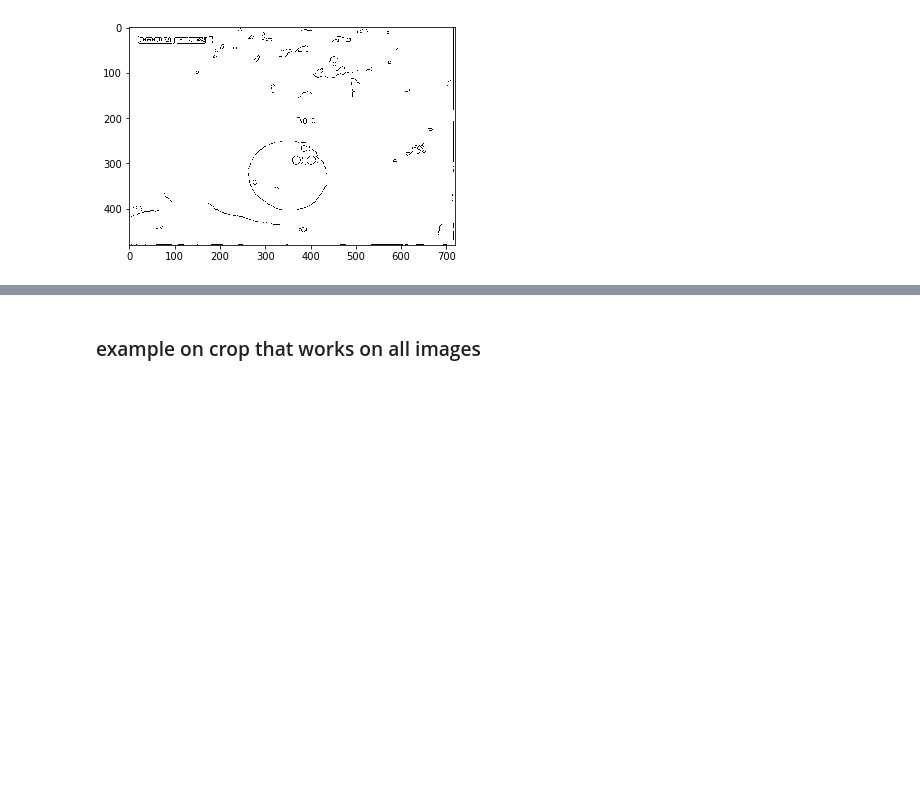
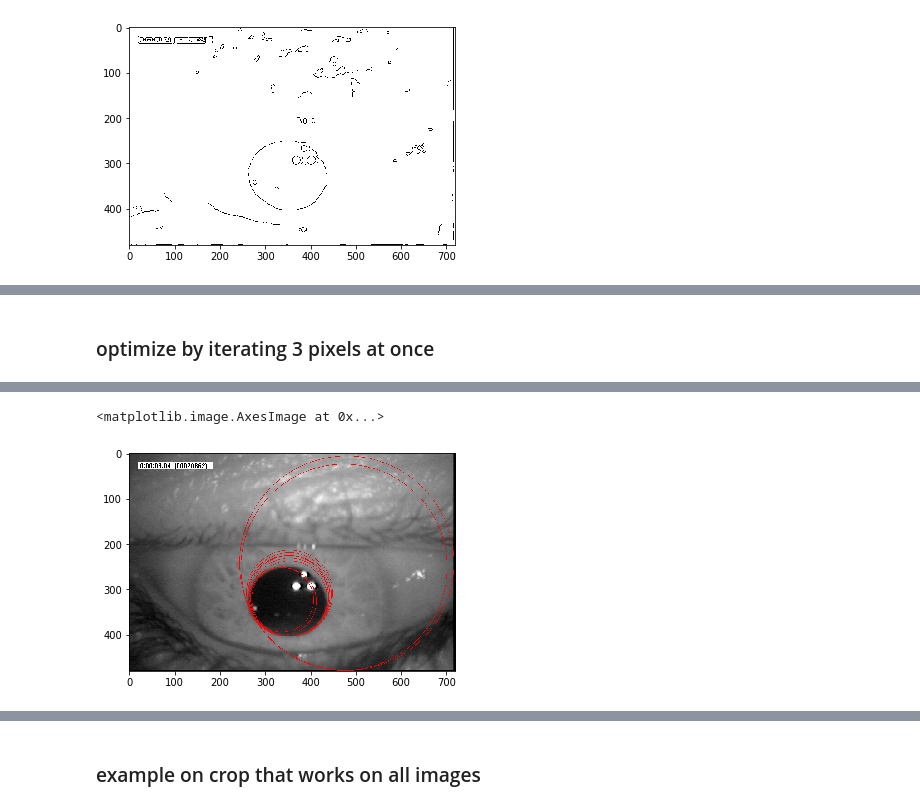
Before and after one commit to AbdBarho/CV19-20, a Jupyter notebook: 04_HoughTransfrom.ipynb, the cells around one changed output, grey strips where cells are left out. Cells and saved outputs as stored; diff of their text form; code cells hidden in the pictures; blank space fills up the shorter version.

```diff
--- a/04_HoughTransfrom.ipynb
+++ b/04_HoughTransfrom.ipynb
@@ -78,0 +84,6 @@ NameError: name 'res_whole' is not defined
+# %% [markdown]
+### optimize by iterating 3 pixels at once
+# %%
+pixel_3 = voting(edges_whole, 3, 3, 3)
+plt.imshow(draw_circles(pixel_3, img_gray))
+# %% [output]
@@ -78,0 +91,2 @@ NameError: name 'res_whole' is not defined
+<matplotlib.image.AxesImage at 0x...>
+[figure, added]
```
Also changed, not shown: parts of 20 cells of this notebook.
